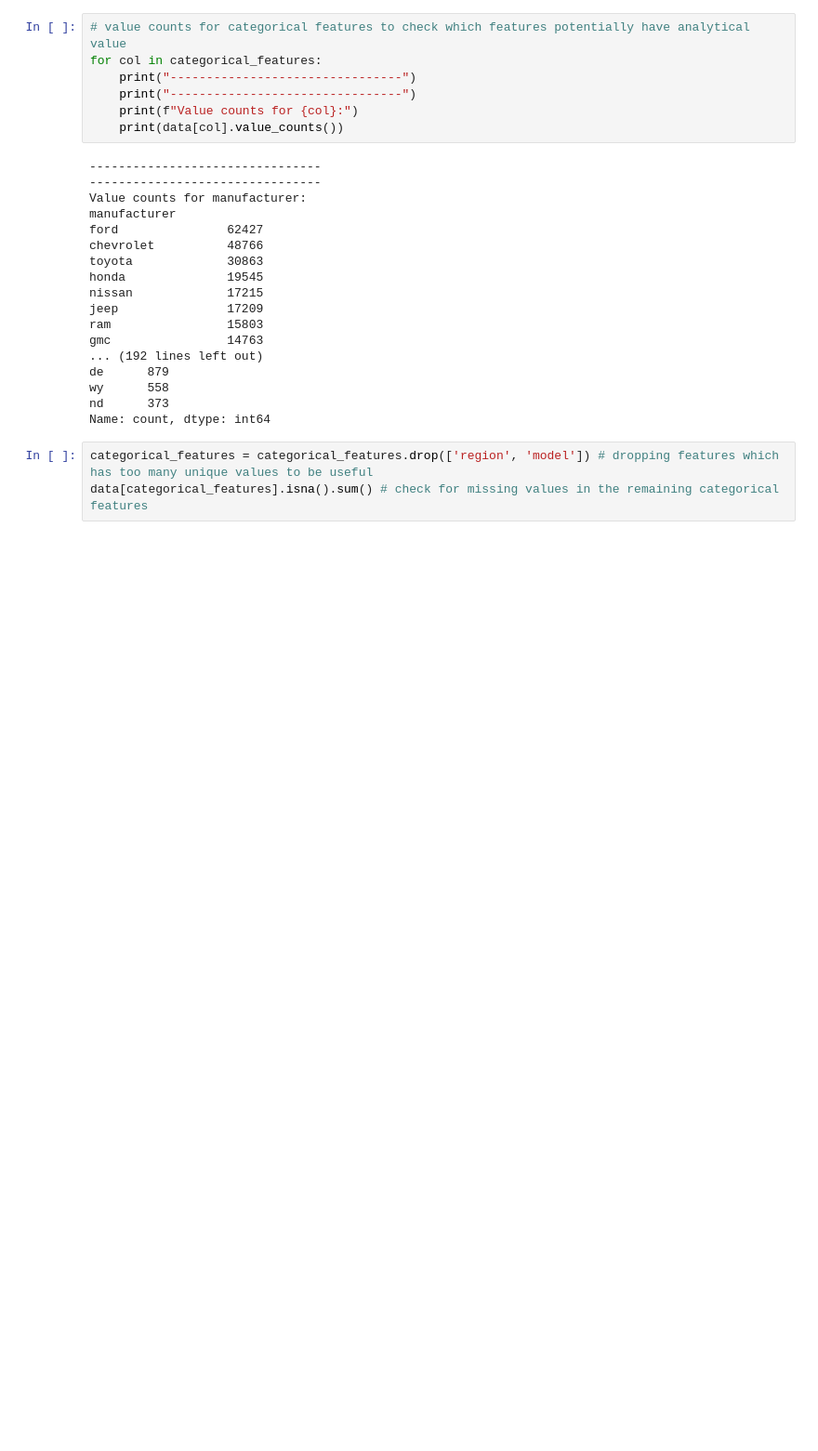
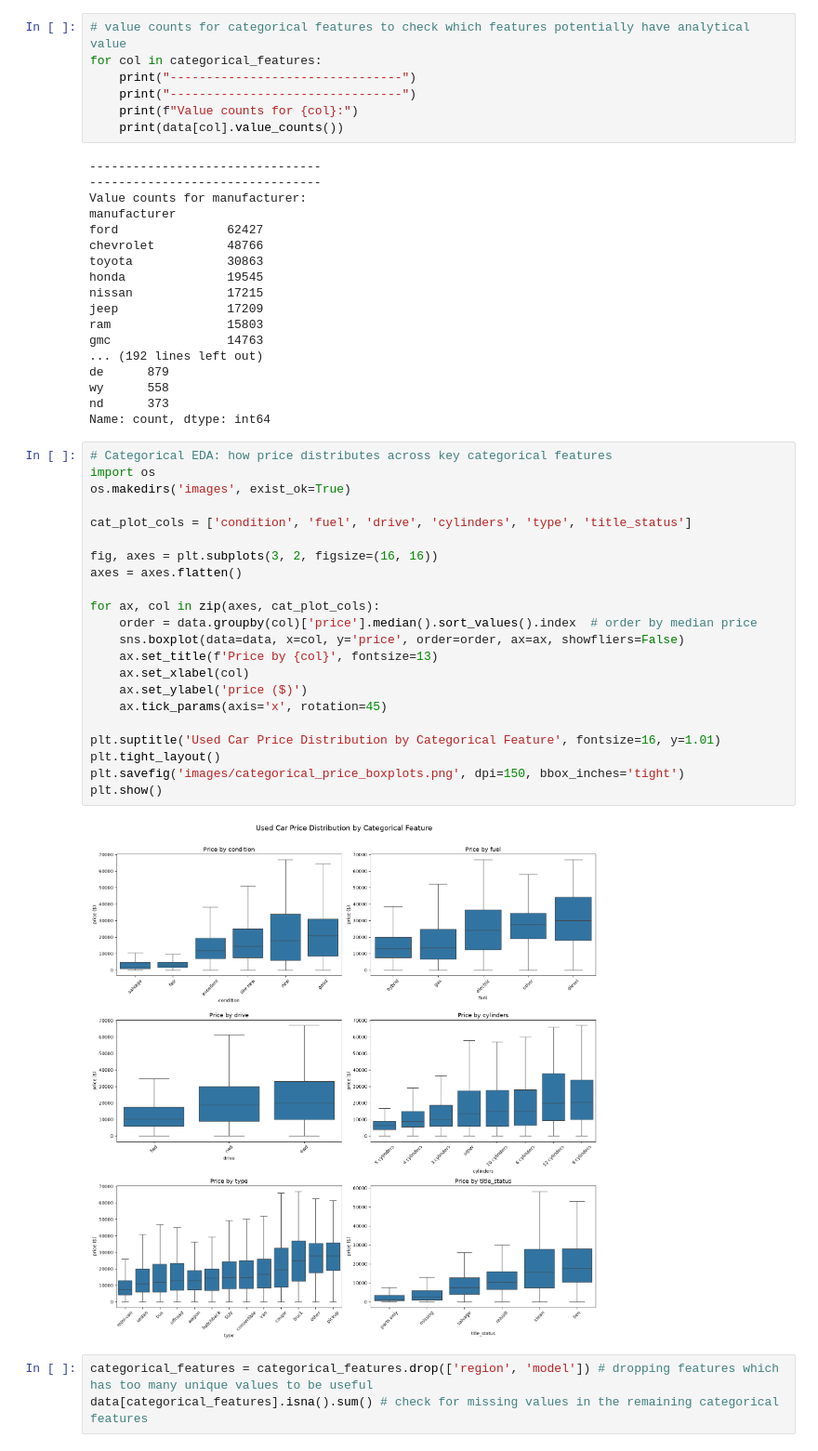
Before and after one commit to effieli-zl/What_Drives_the_Price_of_a_Car, a Jupyter notebook: Assignment_11.1_What_Drives_the_Price_of_a_Car.ipynb, the cells around one changed output. Shown at 93% size. Saved outputs shown, nothing was run; the diff lists cells and outputs as text; blank space fills up the shorter version.

Commit message:
Add categorical EDA plots, RMSE rationale, README link

```diff
--- a/Assignment_11.1_What_Drives_the_Price_of_a_Car.ipynb
+++ b/Assignment_11.1_What_Drives_the_Price_of_a_Car.ipynb
@@ -234,6 +234,30 @@ de      879
 wy      558
 nd      373
 Name: count, dtype: int64
+# %%
+# Categorical EDA: how price distributes across key categorical features
+import os
+os.makedirs('images', exist_ok=True)
+
+cat_plot_cols = ['condition', 'fuel', 'drive', 'cylinders', 'type', 'title_status']
+
+fig, axes = plt.subplots(3, 2, figsize=(16, 16))
+axes = axes.flatten()
+
+for ax, col in zip(axes, cat_plot_cols):
+    order = data.groupby(col)['price'].median().sort_values().index  # order by median price
+    sns.boxplot(data=data, x=col, y='price', order=order, ax=ax, showfliers=False)
+    ax.set_title(f'Price by {col}', fontsize=13)
+    ax.set_xlabel(col)
+    ax.set_ylabel('price ($)')
+    ax.tick_params(axis='x', rotation=45)
+
+plt.suptitle('Used Car Price Distribution by Categorical Feature', fontsize=16, y=1.01)
+plt.tight_layout()
+plt.savefig('images/categorical_price_boxplots.png', dpi=150, bbox_inches='tight')
+plt.show()
+# %% [output]
+[figure, added]
 # %%
 categorical_features = categorical_features.drop(['region', 'model']) # dropping features which has too many unique values to be useful
 data[categorical_features].isna().sum() # check for missing values in the remaining categorical features
```
Also changed, not shown: parts of 1 cell of this notebook, 3 other files.
